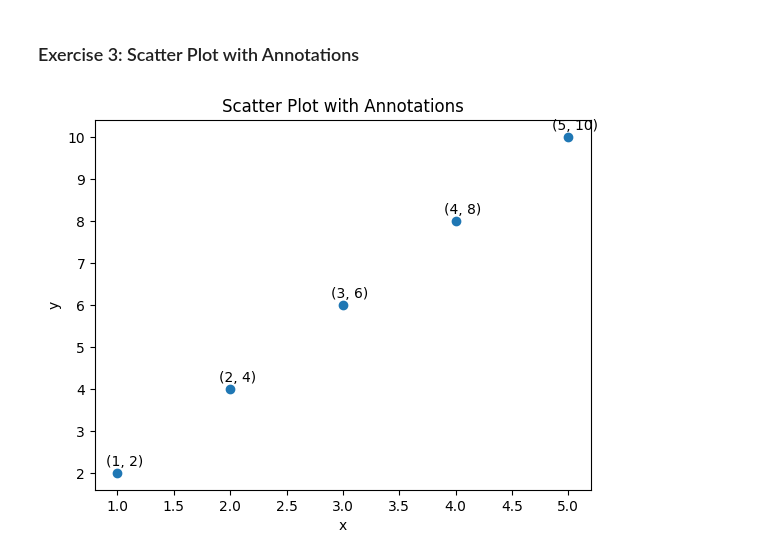
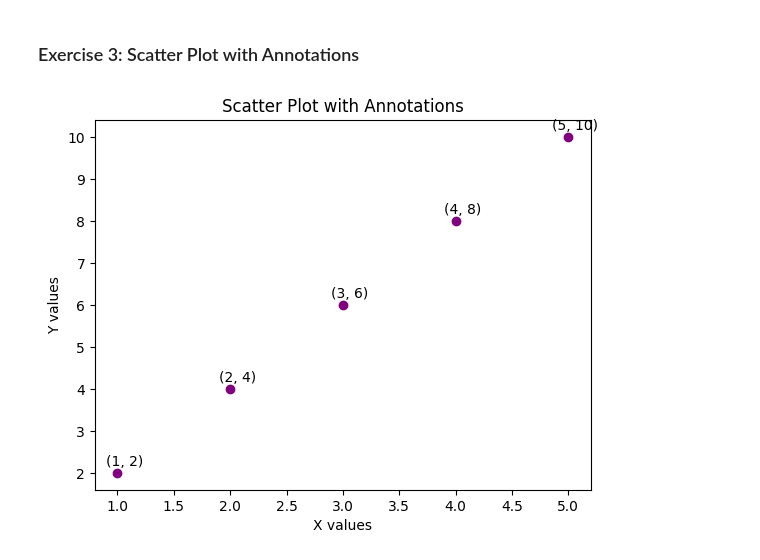
Before and after one commit to Harish-Bhaskar/python-jupyter-template, a Jupyter notebook: src/3-scatter-plot.ipynb, the cells around one changed output. Drawn from its saved outputs; the diff is of its cells as text; code cells hidden in the pictures.

```diff
--- a/src/3-scatter-plot.ipynb
+++ b/src/3-scatter-plot.ipynb
@@ -3,28 +3,25 @@
 # %%
 # TASK: Create a scatter plot with x = [1, 2, 3, 4, 5] and y = [2, 4, 6, 8, 10].
 # Annotate each point with its (x, y) value, and set the title as 'Scatter Plot with Annotations'.
 
 
 #importing matplotlib
 import matplotlib.pyplot as plt
 
-# Data
-x = [1, 2, 3, 4, 5]
-y = [2, 4, 6, 8, 10]
+try:
+    x = [1, 2, 3, 4, 5]
+    y = [2, 4, 6, 8, 10]
 
-# Create a scatter plot
-plt.scatter(x, y)
+    plt.scatter(x, y, color='purple')
+    for i in range(len(x)):
+        plt.annotate(f"({x[i]}, {y[i]})", (x[i], y[i]), textcoords="offset points", xytext=(5,5), ha='center')
 
-# Annotate each point
-for i in range(len(x)):
-    plt.annotate(f"({x[i]}, {y[i]})", (x[i], y[i]), textcoords="offset points", xytext=(5,5), ha='center')
+    plt.title('Scatter Plot with Annotations')
+    plt.xlabel('X values')
+    plt.ylabel('Y values')
+    plt.show()
 
-# Labeling the axes and the plot
-plt.xlabel('x')
-plt.ylabel('y')
-plt.title('Scatter Plot with Annotations')
-
-# Show the plot
-plt.show()
+except Exception as e:
+    print("Error in scatter plot:", str(e))
 # %% [output]
-[figure, old version]
+[figure, new version]
```
Also changed, not shown: 5 other files.
